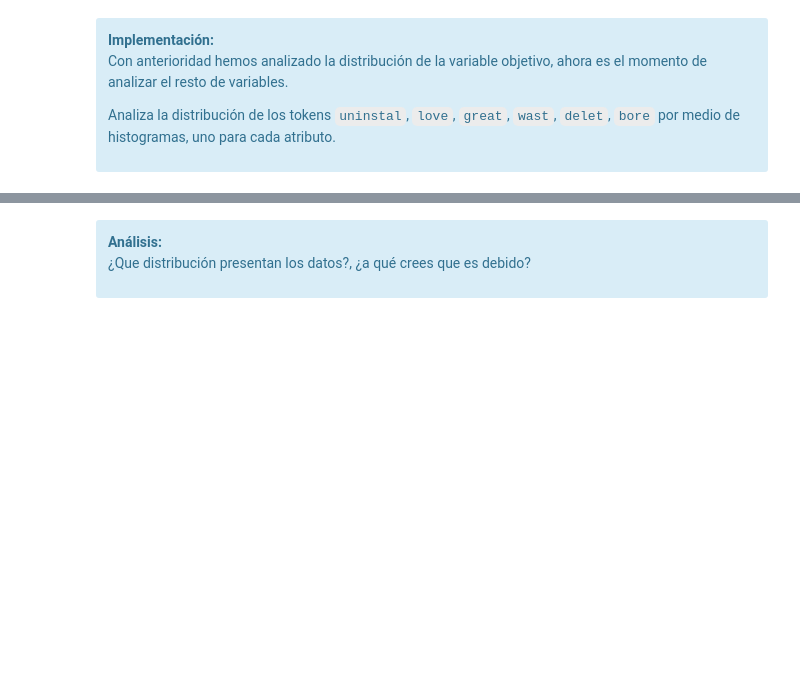
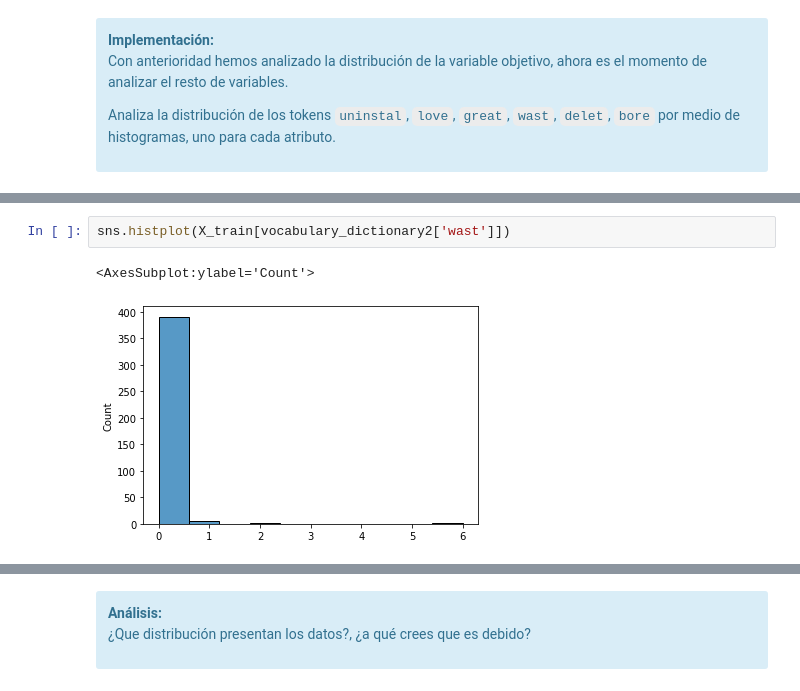
Before and after one commit to angelbujalance/MAME_PEC, a Jupyter notebook: 20221_M2.855_PEC3_Enunciado.ipynb, the cells around one changed output, grey strips where cells are left out. Drawn from its saved outputs; the diff is of its cells as text; blank space fills up the shorter version.

```diff
--- a/20221_M2.855_PEC3_Enunciado.ipynb
+++ b/20221_M2.855_PEC3_Enunciado.ipynb
@@ -1150,0 +1168,5 @@ Analiza la distribución de los tokens `uninstal`, `love`, `great`, `wast`, `del
+# %%
+sns.histplot(X_train[vocabulary_dictionary2['wast']])
+# %% [output]
+<AxesSubplot:ylabel='Count'>
+[figure, added]
```
Also changed, not shown: parts of 7 cells of this notebook.
